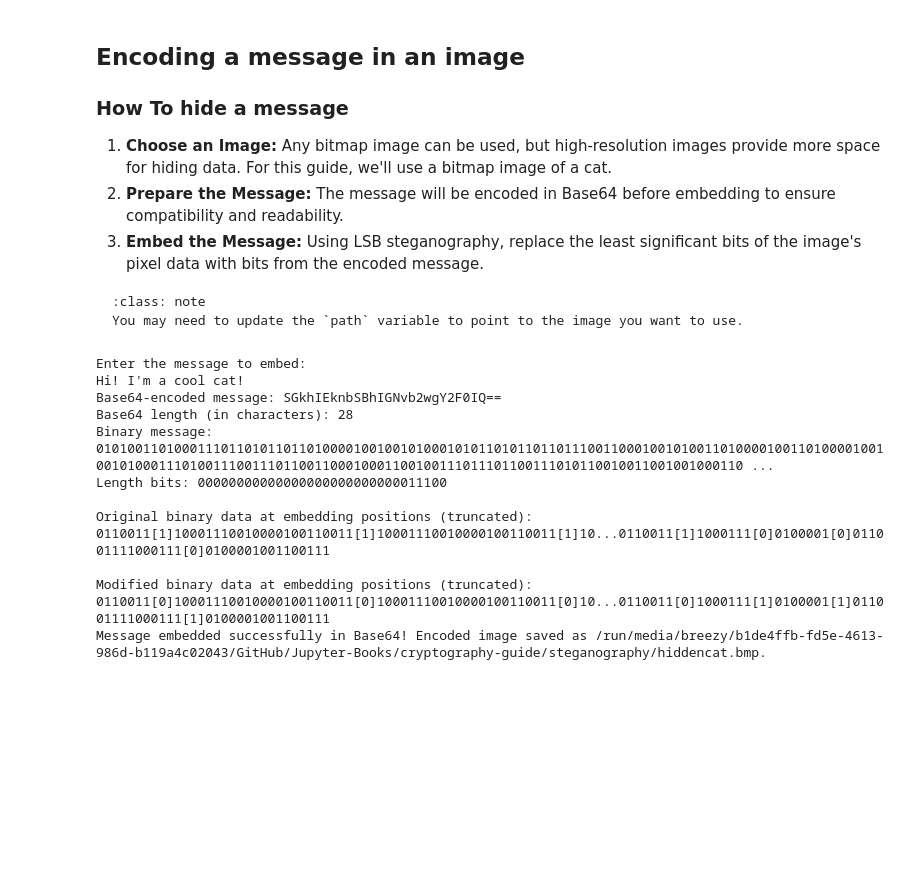
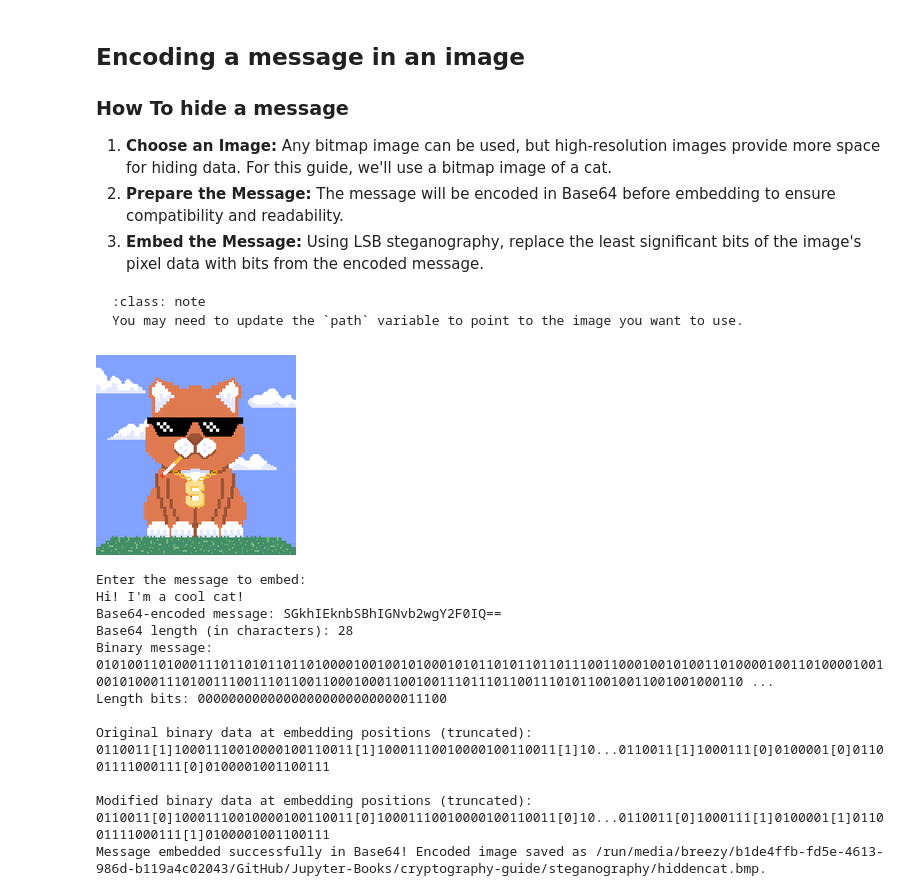
Before and after one commit to breezy-codes/cryptography-guide, a Jupyter notebook: steganography/bitmap-steganography.ipynb, the cells around one changed output. Cells and saved outputs as stored; diff of their text form; code cells hidden in the pictures; blank space fills up the shorter version.

````diff
--- a/steganography/bitmap-steganography.ipynb
+++ b/steganography/bitmap-steganography.ipynb
@@ -34,6 +34,13 @@ Images are ideal for steganography due to their pixel-level redundancy, enabling
 :class: note
 You may need to update the `path` variable to point to the image you want to use.
 ```
+# %%
+from PIL import Image
+from IPython.display import display
+img = Image.open("cat.bmp")
+display(img)
+# %% [output]
+[figure, added]
 # %%
 import os
 
````
Also changed, not shown: 3 other files.
